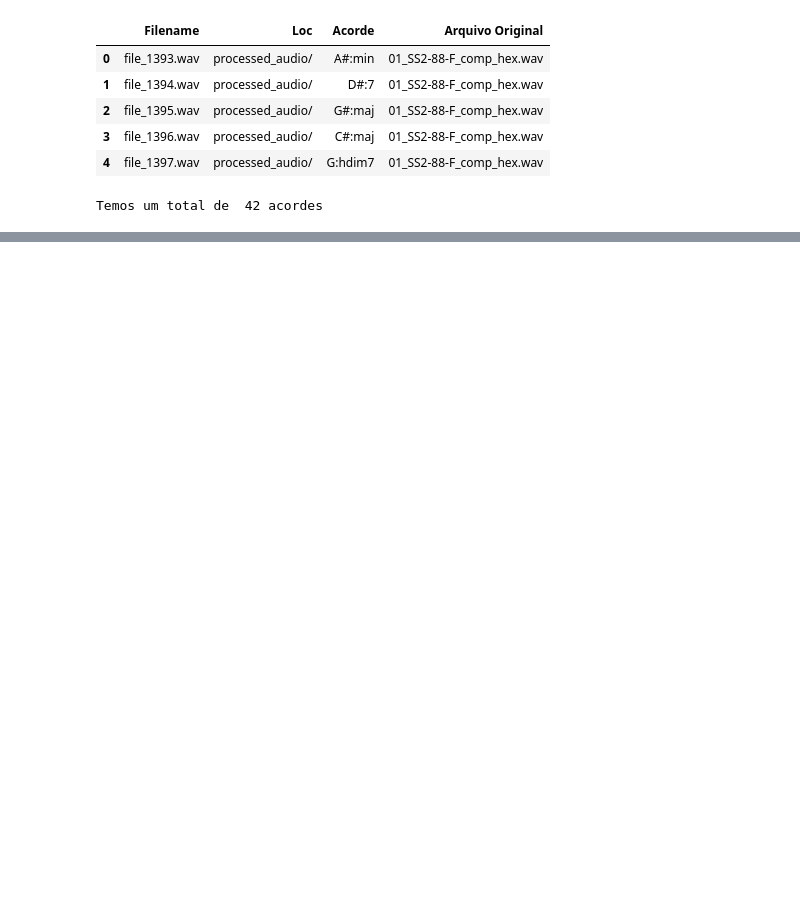
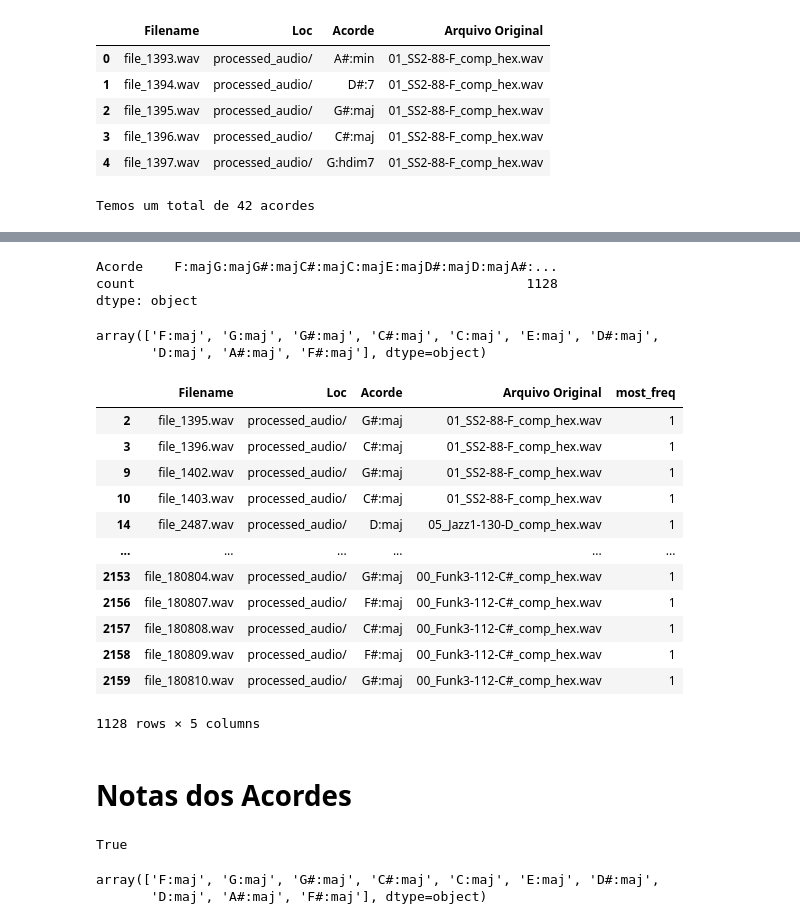
Before and after one commit to derSchmetterling/chord_recognition, a Jupyter notebook: exploratory.ipynb, the cells around one changed output, grey strips where cells are left out. Drawn from its saved outputs; the diff is of its cells as text; code cells hidden in the pictures; blank space fills up the shorter version.

```diff
--- a/exploratory.ipynb
+++ b/exploratory.ipynb
@@ -26,0 +52,32 @@ plt.show()
+# %%
+# 1128 imagens disponíveis
+df_chord[:10].sum()
+# %% [output]
+Acorde    F:majG:majG#:majC#:majC:majE:majD#:majD:majA#:...
+count                                                  1128
+dtype: object
+# %%
+most_freq = df_chord[:10]['Acorde'].to_numpy()
+
+df['most_freq'] = ['1' if i in most_freq else '0' for i in df['Acorde'] ]
+# %%
+most_freq
+# %% [output]
+array(['F:maj', 'G:maj', 'G#:maj', 'C#:maj', 'C:maj', 'E:maj', 'D#:maj',
+       'D:maj', 'A#:maj', 'F#:maj'], dtype=object)
+# %%
+df[df['most_freq'] == '1']
+# %% [output]
+|  | Filename | Loc | Acorde | Arquivo Original | most_freq |
+| 2 | file_1395.wav | processed_audio/ | G#:maj | 01_SS2-88-F_comp_hex.wav | 1 |
+| 3 | file_1396.wav | processed_audio/ | C#:maj | 01_SS2-88-F_comp_hex.wav | 1 |
+| 9 | file_1402.wav | processed_audio/ | G#:maj | 01_SS2-88-F_comp_hex.wav | 1 |
+| 10 | file_1403.wav | processed_audio/ | C#:maj | 01_SS2-88-F_comp_hex.wav | 1 |
+| 14 | file_2487.wav | processed_audio/ | D:maj | 05_Jazz1-130-D_comp_hex.wav | 1 |
+| ... | ... | ... | ... | ... | ... |
+| 2153 | file_180804.wav | processed_audio/ | G#:maj | 00_Funk3-112-C#_comp_hex.wav | 1 |
+| 2156 | file_180807.wav | processed_audio/ | F#:maj | 00_Funk3-112-C#_comp_hex.wav | 1 |
+| 2157 | file_180808.wav | processed_audio/ | C#:maj | 00_Funk3-112-C#_comp_hex.wav | 1 |
+| 2158 | file_180809.wav | processed_audio/ | F#:maj | 00_Funk3-112-C#_comp_hex.wav | 1 |
+| 2159 | file_180810.wav | processed_audio/ | G#:maj | 00_Funk3-112-C#_comp_hex.wav | 1 |
+1128 rows × 5 columns
@@ -26,0 +86,2 @@ plt.show()
+# %% [markdown]
+# Notas dos Acordes
@@ -26,0 +90,9 @@ plt.show()
+# %%
+notes.is_valid_note("C")
+# %% [output]
+True
+# %%
+most_freq
+# %% [output]
+array(['F:maj', 'G:maj', 'G#:maj', 'C#:maj', 'C:maj', 'E:maj', 'D#:maj',
+       'D:maj', 'A#:maj', 'F#:maj'], dtype=object)
```
Also changed, not shown: parts of 9 cells of this notebook.
